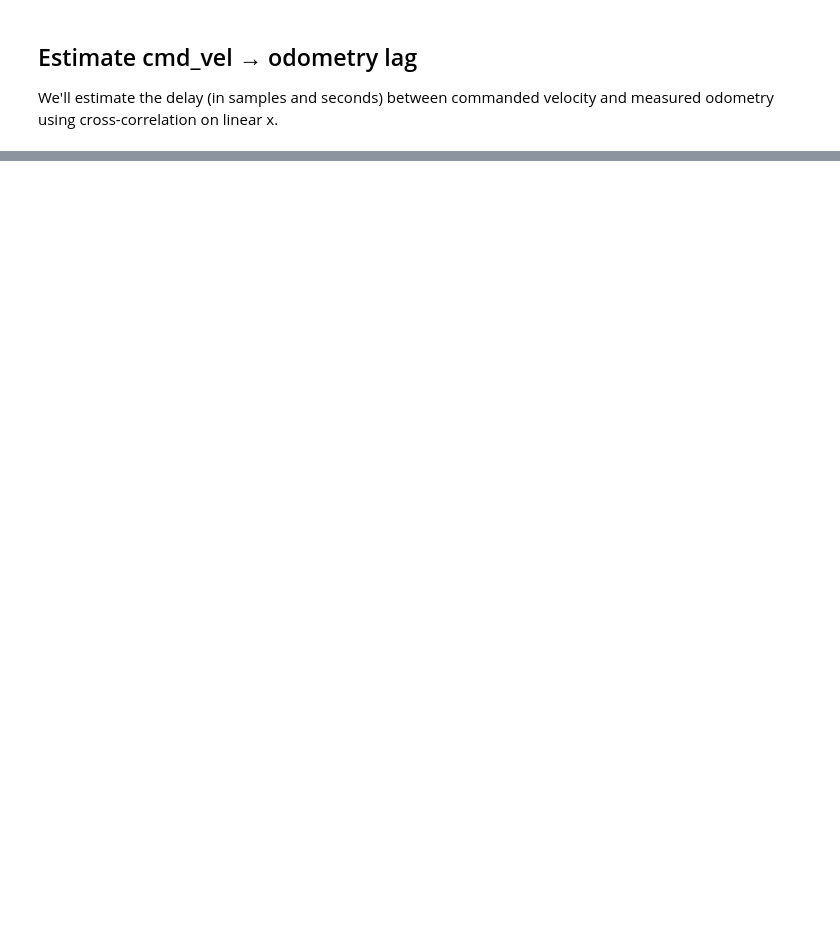
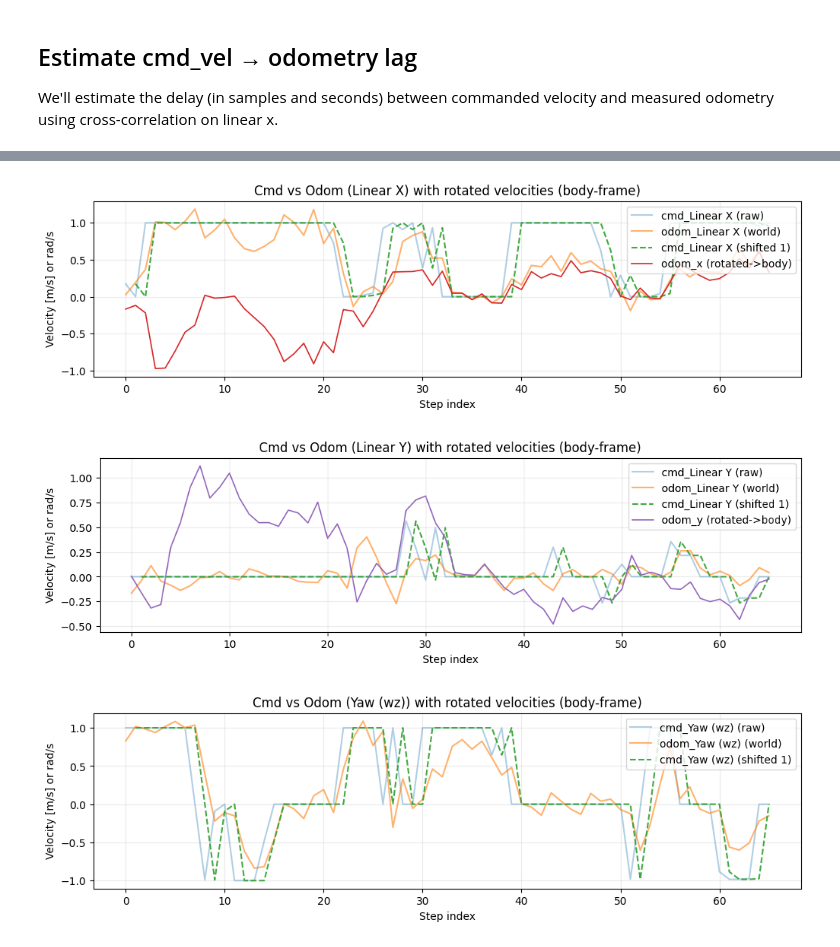
Before and after one commit to mauheems/DreamerV3_On_SPOT_MasterThesis, a Jupyter notebook: dreamer_SPOT_implementation/notebooks/exploration_data_collected.ipynb, the cells around one changed output, grey strips where cells are left out. Drawn from its saved outputs; the diff is of its cells as text; code cells hidden in the pictures; blank space fills up the shorter version.

```diff
--- a/dreamer_SPOT_implementation/notebooks/exploration_data_collected.ipynb
+++ b/dreamer_SPOT_implementation/notebooks/exploration_data_collected.ipynb
@@ -989,0 +518,72 @@ Testing Data Through Network Components:
+# %%
+# Rotate world-frame velocities into robot/body frame and overlay corrected lines
+import numpy as np
+import matplotlib.pyplot as plt
+
+if actions is None or velocities is None or states is None or timestamps is None:
+    print("Missing actions, velocities, states, or timestamps; cannot compute rotated velocities.")
+else:
+    # extract yaw from states quaternion (expecting [x,y,z,qx,qy,qz,qw] or [pos, qx,qy,qz,qw])
+    # here states layout used elsewhere is [x,y,z,qx,qy,qz,qw] => quat at indices 3..6
+    q = states[:, 3:7]  # qx,qy,qz,qw
+    qx = q[:, 0]; qy = q[:, 1]; qz = q[:, 2]; qw = q[:, 3]
+    # yaw (z) from quaternion
+    yaw = np.arctan2(2*(qw*qz + qx*qy), 1 - 2*(qy*qy + qz*qz))
+
+    # world-frame linear velocities (vx, vy)
+    vwx = velocities[:, 0]
+    vwy = velocities[:, 1] if velocities.shape[1] > 1 else np.zeros_like(vwx)
+
+    # rotate world -> body: v_body = R^T * v_world (yaw rotation)
+    vbx = np.cos(yaw) * vwx + np.sin(yaw) * vwy
+    vby = -np.sin(yaw) * vwx + np.cos(yaw) * vwy
+
+    # Plot overlays for the same axes used in lag analysis
+    axes = [("Linear X", 0), ("Linear Y", 1), ("Yaw (wz)", 5)]
+    for name, axis_idx in axes:
+        a_full = actions[:, axis_idx].astype(np.float32) if actions.shape[1] > axis_idx else np.zeros(len(actions), dtype=np.float32)
+        v_full = velocities[:, axis_idx].astype(np.float32) if velocities.shape[1] > axis_idx else np.zeros(len(velocities), dtype=np.float32)
+        t_full = timestamps.astype(np.float32)
+
+        max_len = max(len(a_full), len(v_full))
+        idx_full = np.arange(max_len)
+        a_plot = np.full(max_len, np.nan)
+        v_plot = np.full(max_len, np.nan)
+        a_plot[:len(a_full)] = a_full
+        v_plot[:len(v_full)] = v_full
+
+        # shifted command (forward by FIXED_LAG to align with odom)
+        a_shift_plot = np.full(max_len, np.nan)
+        lag_samples = int(FIXED_LAG) if 'FIXED_LAG' in globals() else 1
+        if lag_samples == 0:
+            a_shift_plot[:len(a_full)] = a_full
+        elif lag_samples > 0:
+            n = max(0, len(a_full) - lag_samples)
+            if n > 0:
+                a_shift_plot[lag_samples:lag_samples + n] = a_full[:n]
+
+        plt.figure(figsize=(12, 3))
+        plt.plot(idx_full, a_plot, label=f'cmd_{name} (raw)', alpha=0.35)
+        plt.plot(idx_full, v_plot, label=f'odom_{name} (world)', alpha=0.6)
+        plt.plot(idx_full, a_shift_plot, label=f'cmd_{name} (shifted {lag_samples})', alpha=0.9, linestyle='--')
+
+        # overlay rotated/body-frame velocity for X and Y axes
+        if name == 'Linear X':
+            v_rot = np.full(max_len, np.nan)
+            v_rot[:len(vbx)] = vbx
+            plt.plot(idx_full, v_rot, label='odom_x (rotated->body)', color='C3', linewidth=1.2)
+        if name == 'Linear Y':
+            v_rot = np.full(max_len, np.nan)
+            v_rot[:len(vby)] = vby
+            plt.plot(idx_full, v_rot, label='odom_y (rotated->body)', color='C4', linewidth=1.2)
+
+        plt.title(f'Cmd vs Odom ({name}) with rotated velocities (body-frame)')
+        plt.xlabel('Step index')
+        plt.ylabel('Velocity [m/s] or rad/s')
+        plt.legend(loc='upper right')
+        plt.grid(True, alpha=0.25)
+        plt.show()
+# %% [output]
+[figure, added]
+[figure, added]
+[figure, added]
```
Also changed, not shown: parts of 17 cells of this notebook, 8 other files.
